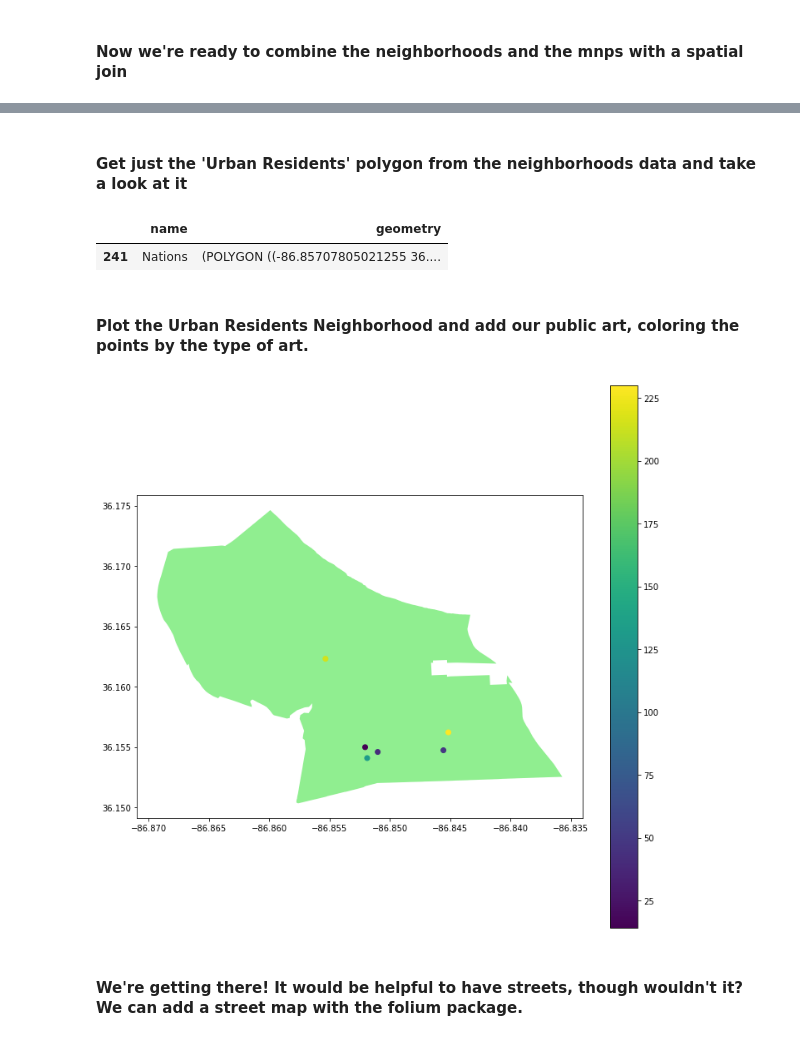
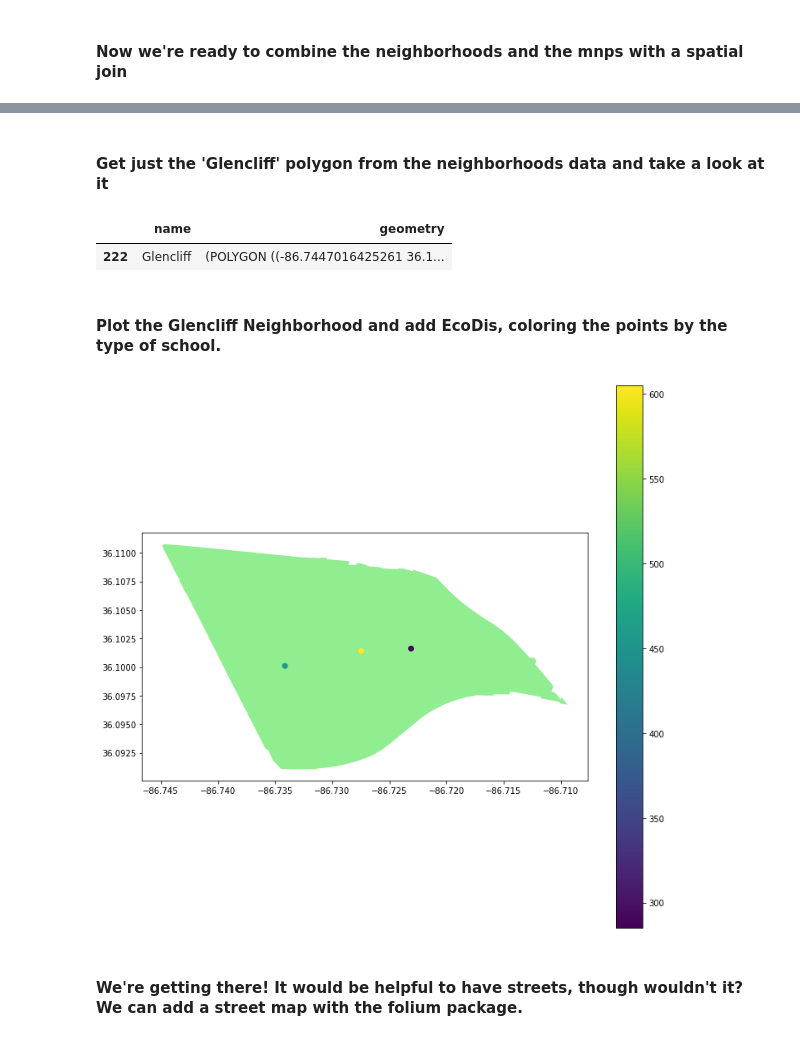
Before and after one commit to Ashutosh-Singhal/Nashville-Public-Art, a Jupyter notebook: MNPS_AS.ipynb, the cells around one changed output, grey strips where cells are left out. Cells and saved outputs as stored; diff of their text form; code cells hidden in the pictures.

```diff
--- a/MNPS_AS.ipynb
+++ b/MNPS_AS.ipynb
@@ -177,5 +171,5 @@ neighborhood_mnps[['name', 'School']].groupby('name').agg('count').sort_values(b
 # %%
-Nations_mnps = neighborhood_mnps.loc[neighborhood_mnps.name == 'Nations']
-Nations_mnps.head()
+Glencliff_mnps = neighborhood_mnps.loc[neighborhood_mnps.name == 'Glencliff']
+Glencliff_mnps.head()
 # %% [output]
 |  | Level | School | Zip_code | EcoDis | Disable | lat | lng | Mapped Location | geometry | ... |
@@ -187,19 +179,19 @@ Nations_mnps.head()
 # %% [markdown]
-#### Get just the 'Urban Residents' polygon from the neighborhoods data and take a look at it
+#### Get just the 'Glencliff' polygon from the neighborhoods data and take a look at it
 # %%
-Nations_polygon = neighborhoods.loc[neighborhoods.name == 'Nations']
-Nations_polygon.head()
+Glencliff_polygon = neighborhoods.loc[neighborhoods.name == 'Glencliff']
+Glencliff_polygon.head()
 # %% [output]
 |  | name | geometry |
-| 241 | Nations | (POLYGON ((-86.85707805021255 36.... |
+| 222 | Glencliff | (POLYGON ((-86.7447016425261 36.1... |
 # %% [markdown]
-#### Plot the Urban Residents Neighborhood and add our public art, coloring the points by the type of art.
+#### Plot the Glencliff Neighborhood and add EcoDis, coloring the points by the type of school.
 # %%
-ax = Nations_polygon.plot(figsize = (12, 12), color = 'lightgreen')
-Nations_mnps.plot( ax = ax, column = 'EcoDis', legend = True);
+ax = Glencliff_polygon.plot(figsize = (12, 12), color = 'lightgreen')
+Glencliff_mnps.plot( ax = ax, column = 'EcoDis', legend = True);
 plt.show();
 # %% [output]
-[figure, old version]
+[figure, new version]
 # %% [markdown]
 #### We're getting there! It would be helpful to have streets, though wouldn't it? We can add a street map with the folium package.
 # %% [markdown]
```
Also changed, not shown: parts of 14 cells of this notebook.
